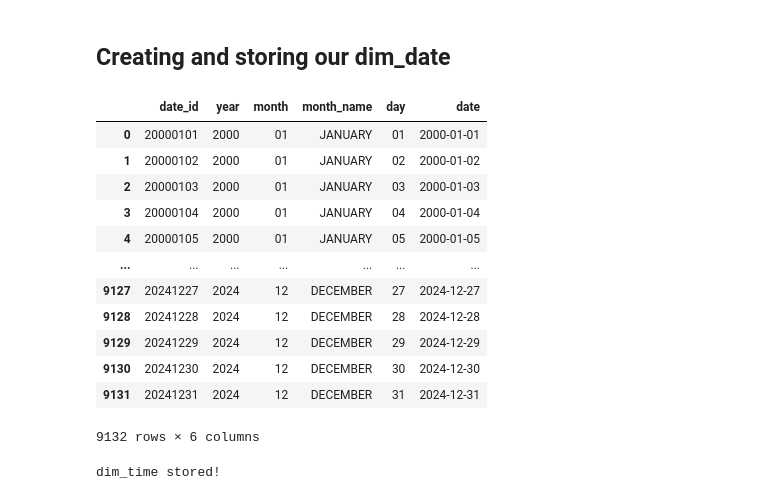
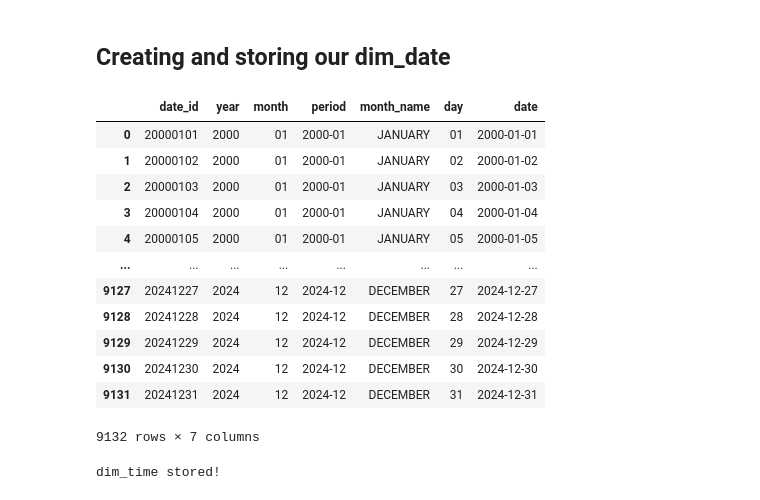
Before and after one commit to matiasgarpal/MyOwnPortfolio, a Jupyter notebook: PySpark/UK_Traffic_Data/Power_BI_Data_Prep/data_prep.ipynb, the cells around one changed output. Drawn from its saved outputs; the diff is of its cells as text; code cells hidden in the pictures.

Commit message:
Adding period column

```diff
--- a/PySpark/UK_Traffic_Data/Power_BI_Data_Prep/data_prep.ipynb
+++ b/PySpark/UK_Traffic_Data/Power_BI_Data_Prep/data_prep.ipynb
@@ -23,31 +23,32 @@ import pandas as pd;
 # %%
 dates = pd.date_range(start="2000-01-01", end="2024-12-31")
 
 df = pd.DataFrame(
     {
     "date_id": dates.strftime("%Y%m%d").astype(int),
     "year": dates.year,
     "month": dates.strftime("%m"),
+    "period": dates.strftime("%Y-%m"),
     "month_name": dates.strftime("%B").str.upper(),
     "day": dates.strftime("%d"),
     "date": dates
     }
 )
 df
 # %% [output]
-|  | date_id | year | month | month_name | day | date |
-| 0 | 20000101 | 2000 | 01 | JANUARY | 01 | 2000-01-01 |
-| 1 | 20000102 | 2000 | 01 | JANUARY | 02 | 2000-01-02 |
-| 2 | 20000103 | 2000 | 01 | JANUARY | 03 | 2000-01-03 |
-| 3 | 20000104 | 2000 | 01 | JANUARY | 04 | 2000-01-04 |
-| 4 | 20000105 | 2000 | 01 | JANUARY | 05 | 2000-01-05 |
-| ... | ... | ... | ... | ... | ... | ... |
-| 9127 | 20241227 | 2024 | 12 | DECEMBER | 27 | 2024-12-27 |
-| 9128 | 20241228 | 2024 | 12 | DECEMBER | 28 | 2024-12-28 |
-| 9129 | 20241229 | 2024 | 12 | DECEMBER | 29 | 2024-12-29 |
-| 9130 | 20241230 | 2024 | 12 | DECEMBER | 30 | 2024-12-30 |
-| 9131 | 20241231 | 2024 | 12 | DECEMBER | 31 | 2024-12-31 |
+|  | date_id | year | month | period | month_name | day | date |
+| 0 | 20000101 | 2000 | 01 | 2000-01 | JANUARY | 01 | 2000-01-01 |
+| 1 | 20000102 | 2000 | 01 | 2000-01 | JANUARY | 02 | 2000-01-02 |
+| 2 | 20000103 | 2000 | 01 | 2000-01 | JANUARY | 03 | 2000-01-03 |
+| 3 | 20000104 | 2000 | 01 | 2000-01 | JANUARY | 04 | 2000-01-04 |
+| 4 | 20000105 | 2000 | 01 | 2000-01 | JANUARY | 05 | 2000-01-05 |
+| ... | ... | ... | ... | ... | ... | ... | ... |
+| 9127 | 20241227 | 2024 | 12 | 2024-12 | DECEMBER | 27 | 2024-12-27 |
+| 9128 | 20241228 | 2024 | 12 | 2024-12 | DECEMBER | 28 | 2024-12-28 |
+| 9129 | 20241229 | 2024 | 12 | 2024-12 | DECEMBER | 29 | 2024-12-29 |
+| 9130 | 20241230 | 2024 | 12 | 2024-12 | DECEMBER | 30 | 2024-12-30 |
+| 9131 | 20241231 | 2024 | 12 | 2024-12 | DECEMBER | 31 | 2024-12-31 |
-9132 rows × 6 columns
+9132 rows × 7 columns
 # %%
 df.to_parquet(r"..\..\..\01_aux_files\results\UK_Traffic_Data\Power_BI\dim_time\dim_time.parquet")
 print("dim_time stored!")
```
Also changed, not shown: 1 other file.
